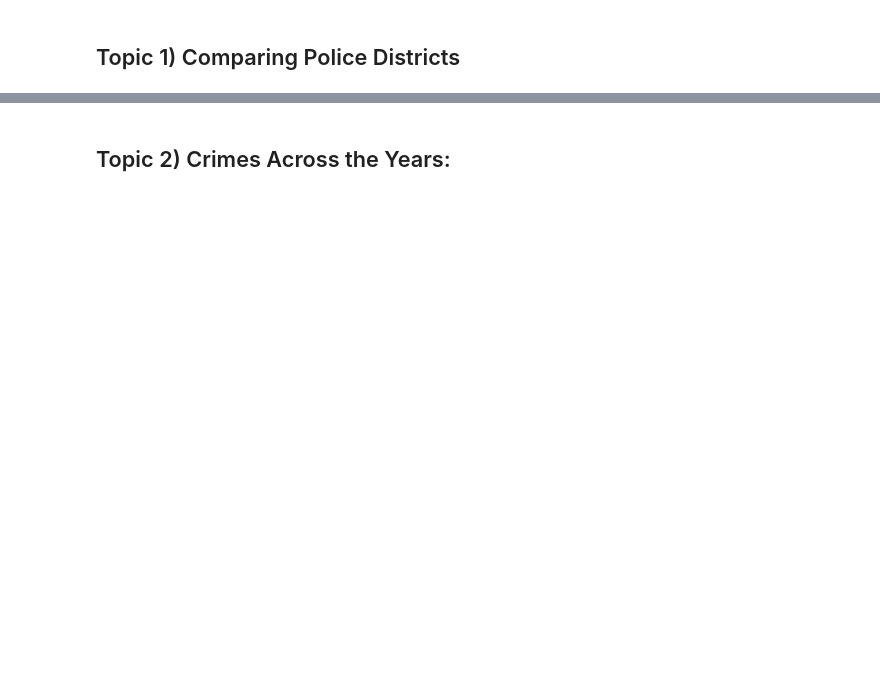
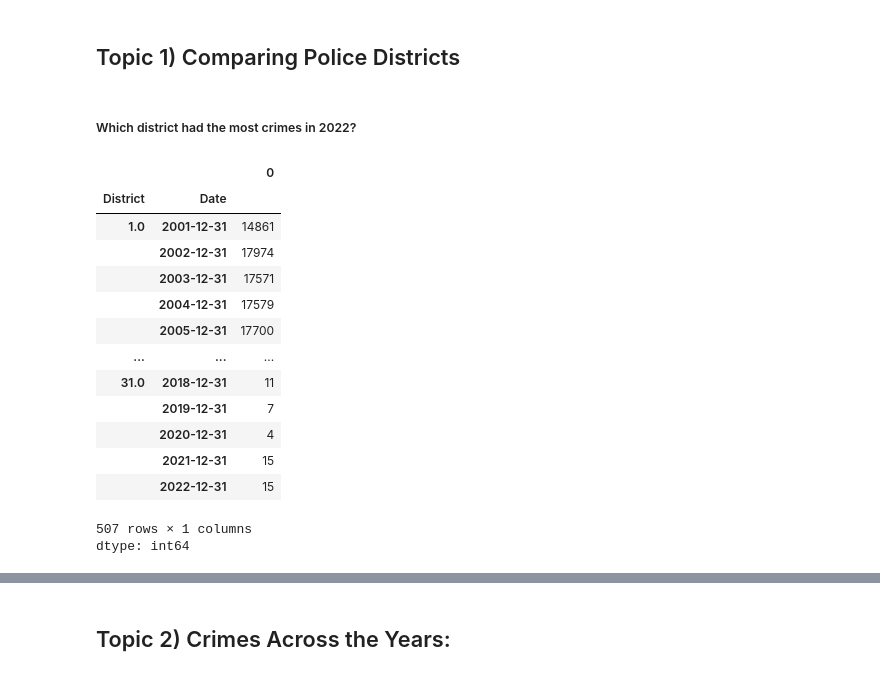
Before and after one commit to Hibashanti/Time-Series-Analysis, a Jupyter notebook: Chicago_Crimes_Core.ipynb, the cells around one changed output, grey strips where cells are left out. Drawn from its saved outputs; the diff is of its cells as text; code cells hidden in the pictures; blank space fills up the shorter version.

```diff
--- a/Chicago_Crimes_Core.ipynb
+++ b/Chicago_Crimes_Core.ipynb
@@ -61,7 +63,25 @@ df.head()
 | 2001-01-01 01:00:00 | BATTERY | SIMPLE | RESIDENCE PORCH/HALLWAY | False | True | 214.0 | 2.0 | NaN | ... |
 # %% [markdown]
 ## Topic 1) Comparing Police Districts
+# %% [markdown]
+##### Which district had the most crimes in 2022?
 # %%
-#Which district had the most crimes in 2022?
-df_res = df.groupby('District').resample('YE').size()
-df_res.head()
+#1- Calculate the number of crimes for each district yearly
+crimes=df.groupby("District").resample("YE").size()
+crimes
+# %% [output]
+|  |  | 0 |
+| District | Date |  |
+| 1.0 | 2001-12-31 | 14861 |
+|  | 2002-12-31 | 17974 |
+|  | 2003-12-31 | 17571 |
+|  | 2004-12-31 | 17579 |
+|  | 2005-12-31 | 17700 |
+| ... | ... | ... |
+| 31.0 | 2018-12-31 | 11 |
+|  | 2019-12-31 | 7 |
+|  | 2020-12-31 | 4 |
+|  | 2021-12-31 | 15 |
+|  | 2022-12-31 | 15 |
+507 rows × 1 columns
+dtype: int64
```
Also changed, not shown: parts of 13 cells of this notebook.
